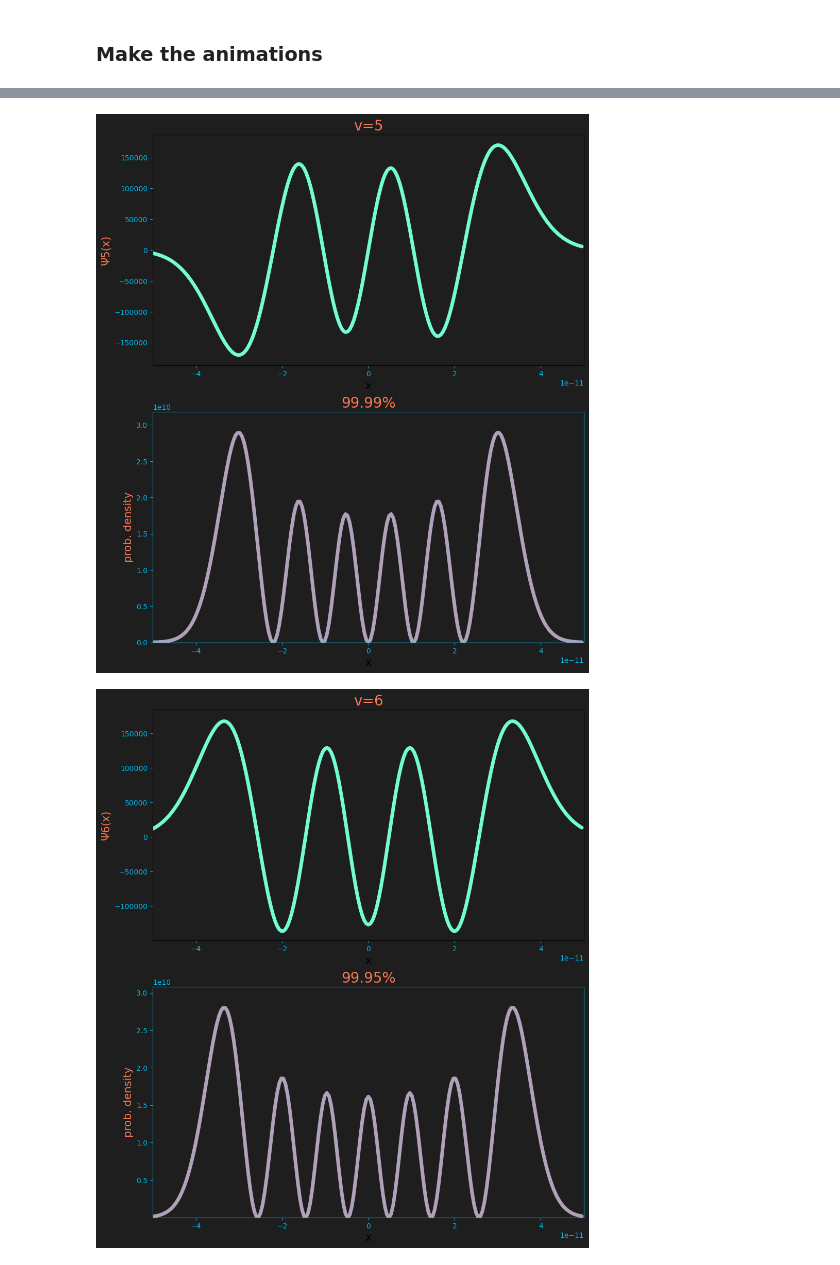
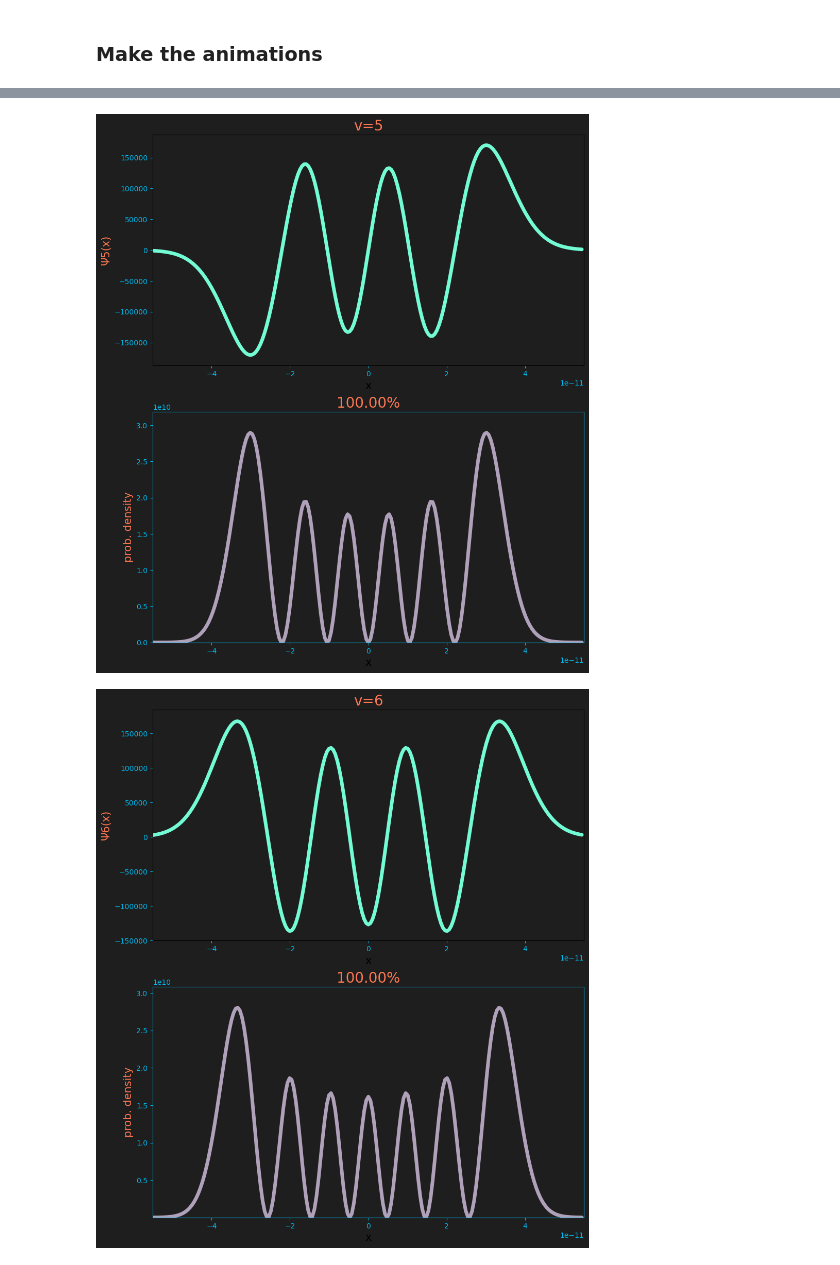
Before and after one commit to akey7/quantum-harmonic-oscillator, a Jupyter notebook: wavefunctions.ipynb, the cells around one changed output, grey strips where cells are left out. Saved outputs shown, nothing was run; the diff lists cells and outputs as text; code cells hidden in the pictures.

```diff
--- a/wavefunctions.ipynb
+++ b/wavefunctions.ipynb
@@ -17,8 +17,8 @@ $$ m_r = 1.627 \times 10^{-27} kg $$
 # %%
 k = 481.  # Bond force constant
 mass_r = 1.627e-27  # Reduced mass
-x_min = -0.5e-10  # Minimum distance to plot in meters
-x_max = 0.5e-10  # Maximum distance to plot in meters
+x_min = -0.55e-10  # Minimum distance to plot in meters
+x_max = 0.55e-10  # Maximum distance to plot in meters
 n_points = 209  # Number of points to to calculate between the min and max.
 
 qho = QuantumHarmonicOscillator(k=k, mass_r=mass_r)
@@ -67,7 +67,7 @@ for v in range(qho.max_v() + 1):
         axs[1].set_ylabel(f'prob. density', size=15, color=heading_text_color)
         axs[1].set_xlabel('x', size=15)
         axs[1].set_xlim(x_min, x_max)
-        axs[1].set_ylim(min(prob_densities[v][1])*1.1, max(prob_densities[v][1])*1.1)
+        axs[1].set_ylim(min(prob_densities[v][1]), max(prob_densities[v][1])*1.1)
 
         return wavefunction_line, prob_density_line, prob_density_title
 
@@ -111,2 +111,2 @@ v=6, frame=208
-[figure, old version]
+[figure, new version]
-[figure, old version]
+[figure, new version]
```
Also changed, not shown: parts of 1 cell of this notebook.
